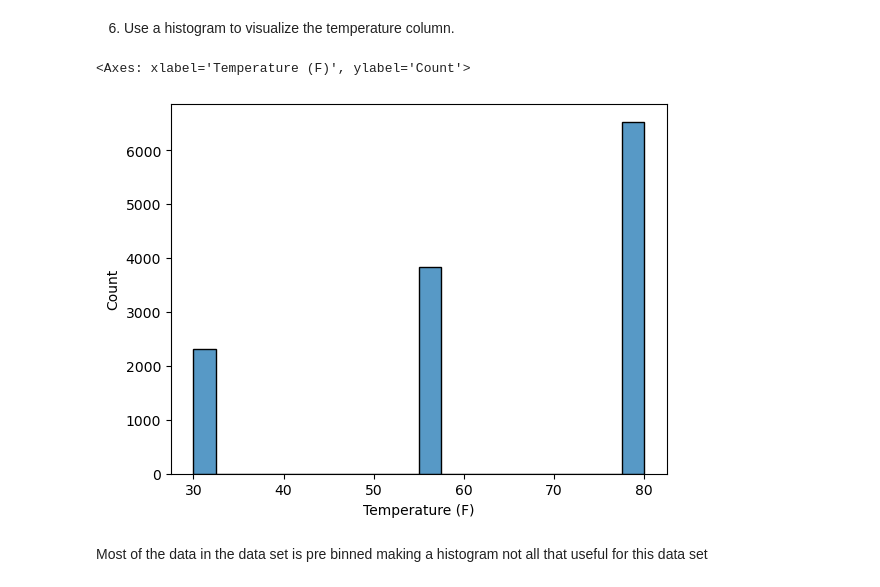
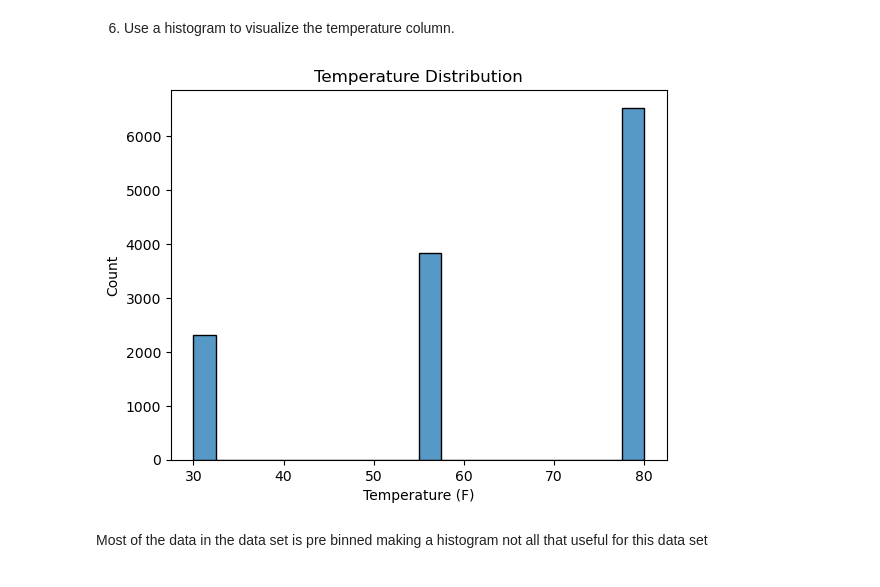
Before and after one commit to Jack-S2005/Project-5.2, a Jupyter notebook: prompt.ipynb, the cells around one changed output. Cells and saved outputs as stored; diff of their text form; code cells hidden in the pictures.

Commit message:
added final plots for coffee coupons

```diff
--- a/prompt.ipynb
+++ b/prompt.ipynb
@@ -183,9 +178,10 @@ plt.xticks(rotation=-45)
 6. Use a histogram to visualize the temperature column.
 # %%
 sns.histplot(data['Temperature (F)'], bins=20)
+plt.title("Temperature Distribution")
+plt.savefig('images/temperature_distribution.png')
 # %% [output]
-<Axes: xlabel='Temperature (F)', ylabel='Count'>
-[figure, old version]
+[figure, new version]
 # %% [markdown]
 Most of the data in the data set is pre binned making a histogram not all that useful for this data set
 # %% [markdown]
```
Also changed, not shown: parts of 6 cells of this notebook.
